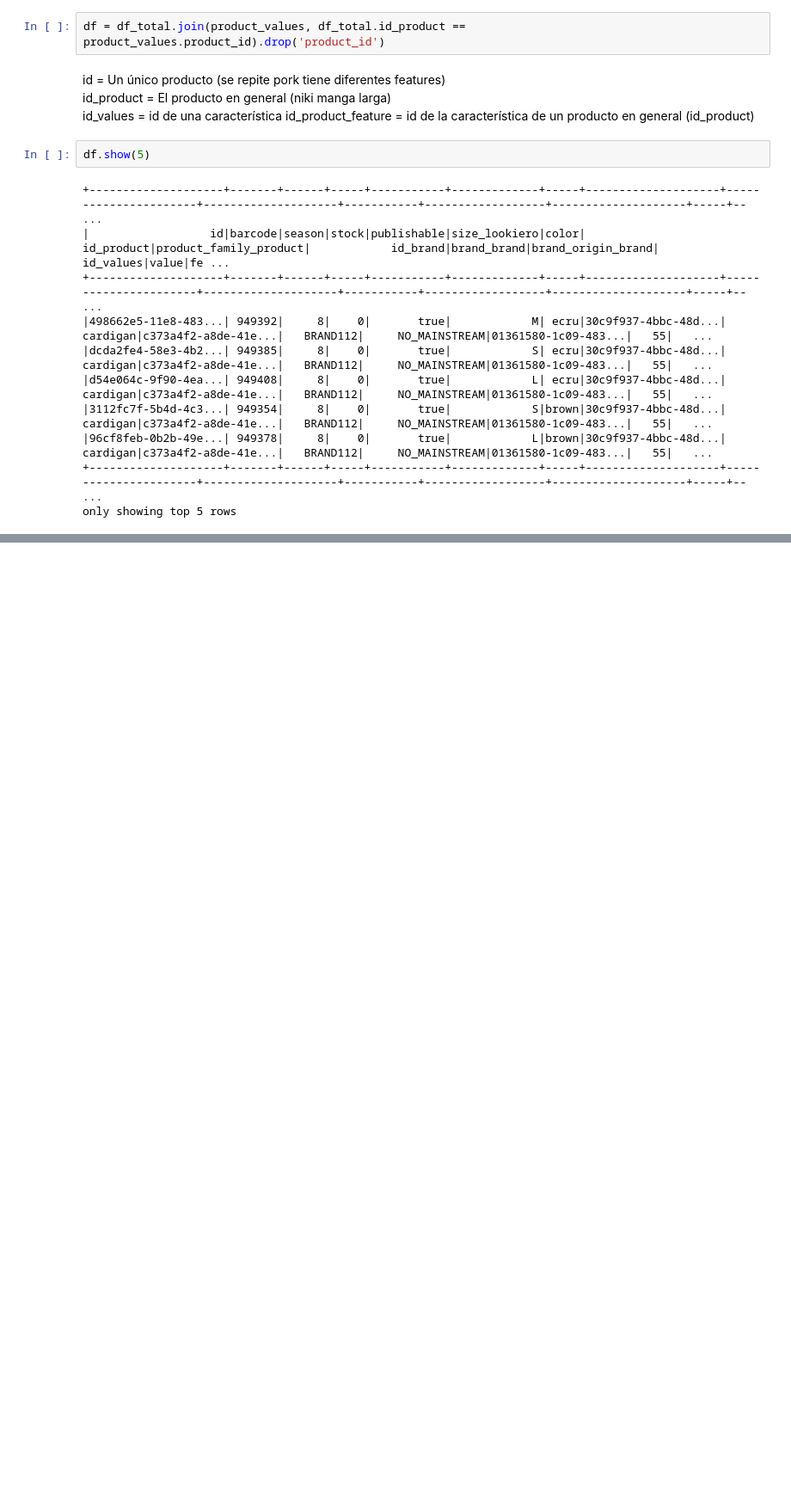
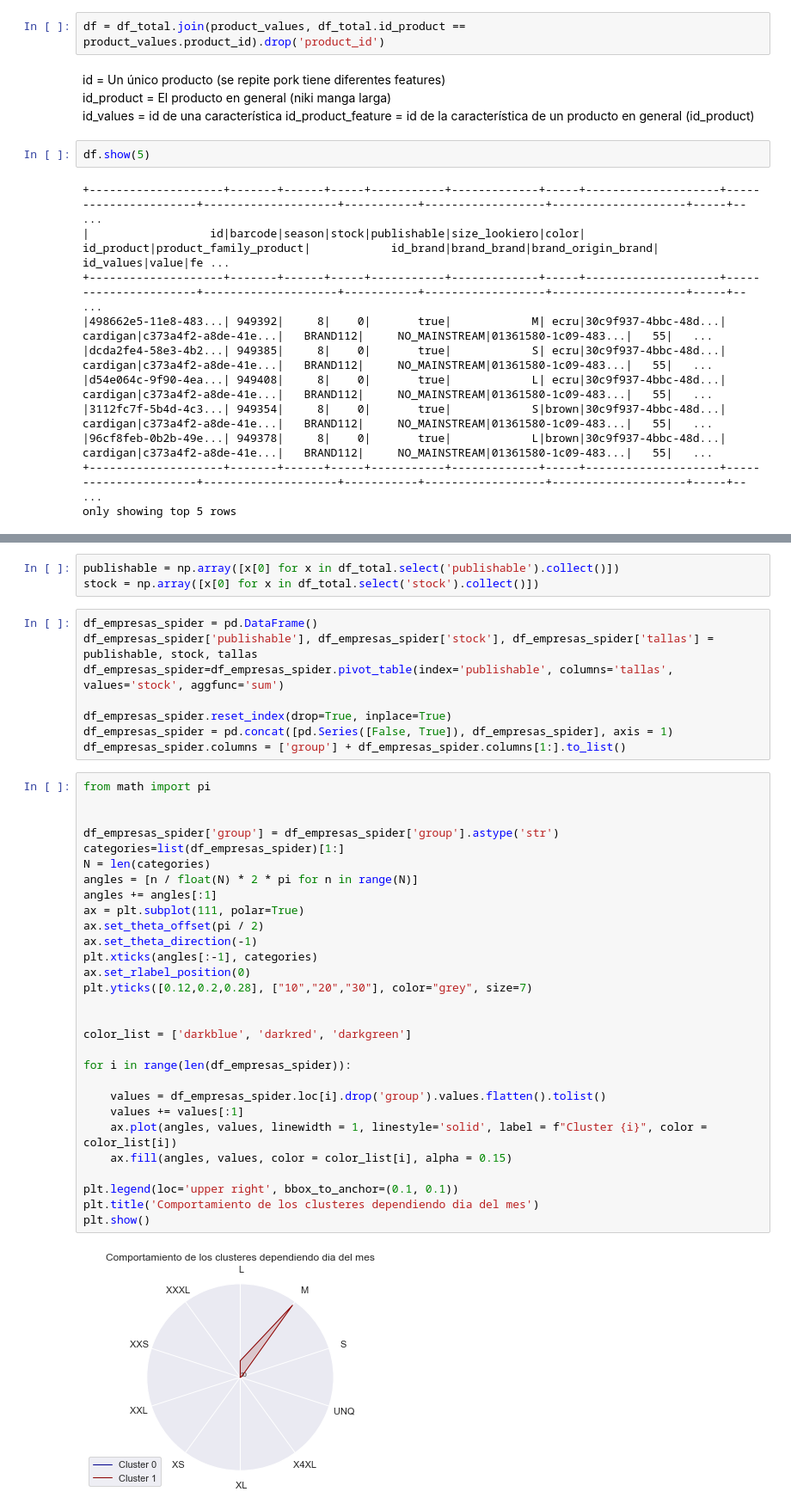
Before and after one commit to JonJarrinVitoria/korea_covid_visu, a Jupyter notebook: codigo/00_eda/00_analisis_inicial.ipynb, the cells around one changed output, grey strips where cells are left out. Shown at 86% size. Cells and saved outputs as stored; diff of their text form; blank space fills up the shorter version.

```diff
--- a/codigo/00_eda/00_analisis_inicial.ipynb
+++ b/codigo/00_eda/00_analisis_inicial.ipynb
@@ -277,0 +406,42 @@ only showing top 5 rows
+# %%
+publishable = np.array([x[0] for x in df_total.select('publishable').collect()])
+stock = np.array([x[0] for x in df_total.select('stock').collect()])
+# %%
+df_empresas_spider = pd.DataFrame()
+df_empresas_spider['publishable'], df_empresas_spider['stock'], df_empresas_spider['tallas'] = publishable, stock, tallas
+df_empresas_spider=df_empresas_spider.pivot_table(index='publishable', columns='tallas', values='stock', aggfunc='sum')
+
+df_empresas_spider.reset_index(drop=True, inplace=True)
+df_empresas_spider = pd.concat([pd.Series([False, True]), df_empresas_spider], axis = 1)
+df_empresas_spider.columns = ['group'] + df_empresas_spider.columns[1:].to_list()
+# %%
+from math import pi
+
+
+df_empresas_spider['group'] = df_empresas_spider['group'].astype('str')
+categories=list(df_empresas_spider)[1:]
+N = len(categories)
+angles = [n / float(N) * 2 * pi for n in range(N)]
+angles += angles[:1]
+ax = plt.subplot(111, polar=True)
+ax.set_theta_offset(pi / 2)
+ax.set_theta_direction(-1)
+plt.xticks(angles[:-1], categories)
+ax.set_rlabel_position(0)
+plt.yticks([0.12,0.2,0.28], ["10","20","30"], color="grey", size=7)
+
+
+color_list = ['darkblue', 'darkred', 'darkgreen']
+
+for i in range(len(df_empresas_spider)):
+
+    values = df_empresas_spider.loc[i].drop('group').values.flatten().tolist()
+    values += values[:1]
+    ax.plot(angles, values, linewidth = 1, linestyle='solid', label = f"Cluster {i}", color = color_list[i])
+    ax.fill(angles, values, color = color_list[i], alpha = 0.15)
+
+plt.legend(loc='upper right', bbox_to_anchor=(0.1, 0.1))
+plt.title('Comportamiento de los clusteres dependiendo dia del mes')
+plt.show()
+# %% [output]
+[figure, added]
```
Also changed, not shown: parts of 23 cells of this notebook.
